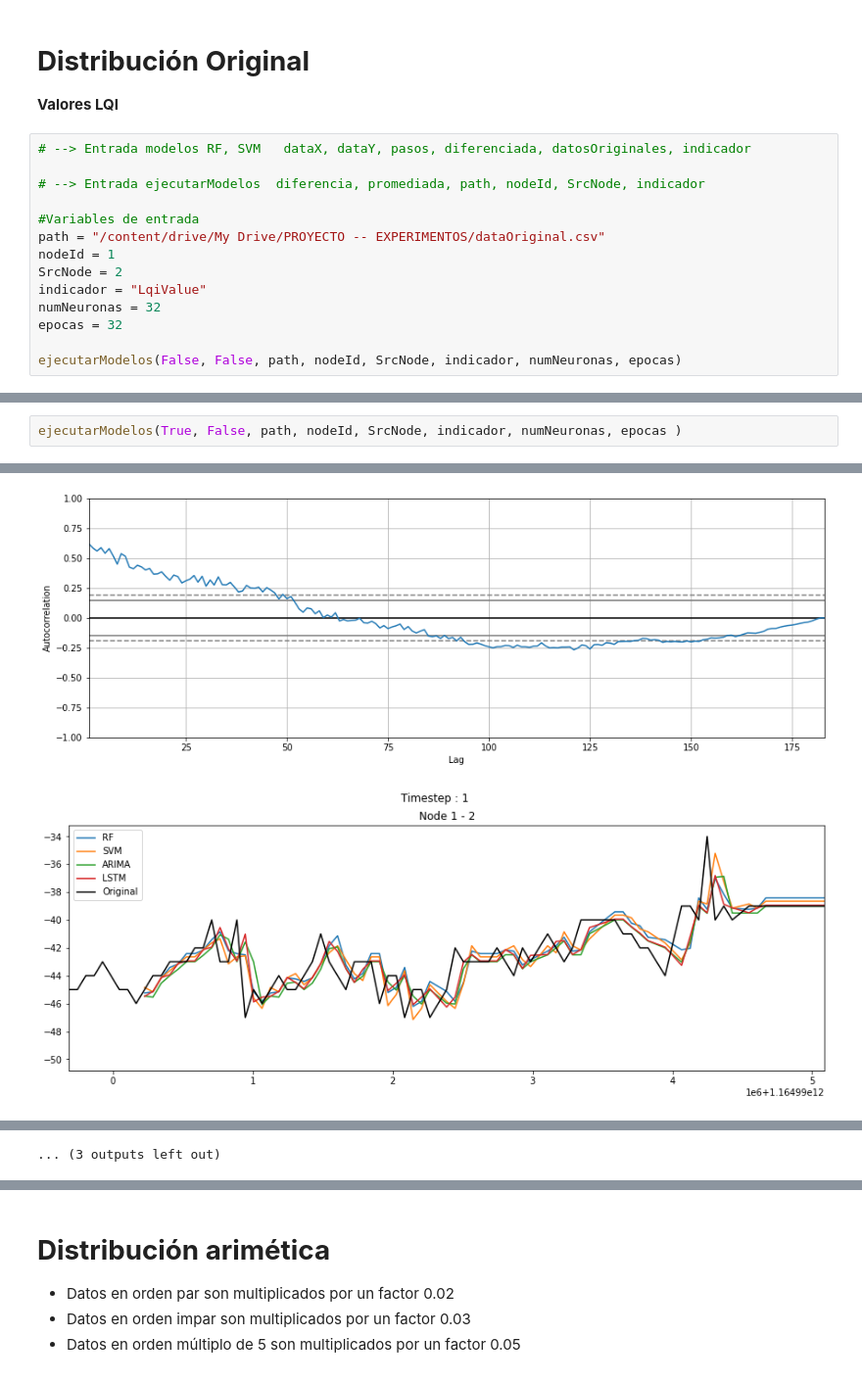
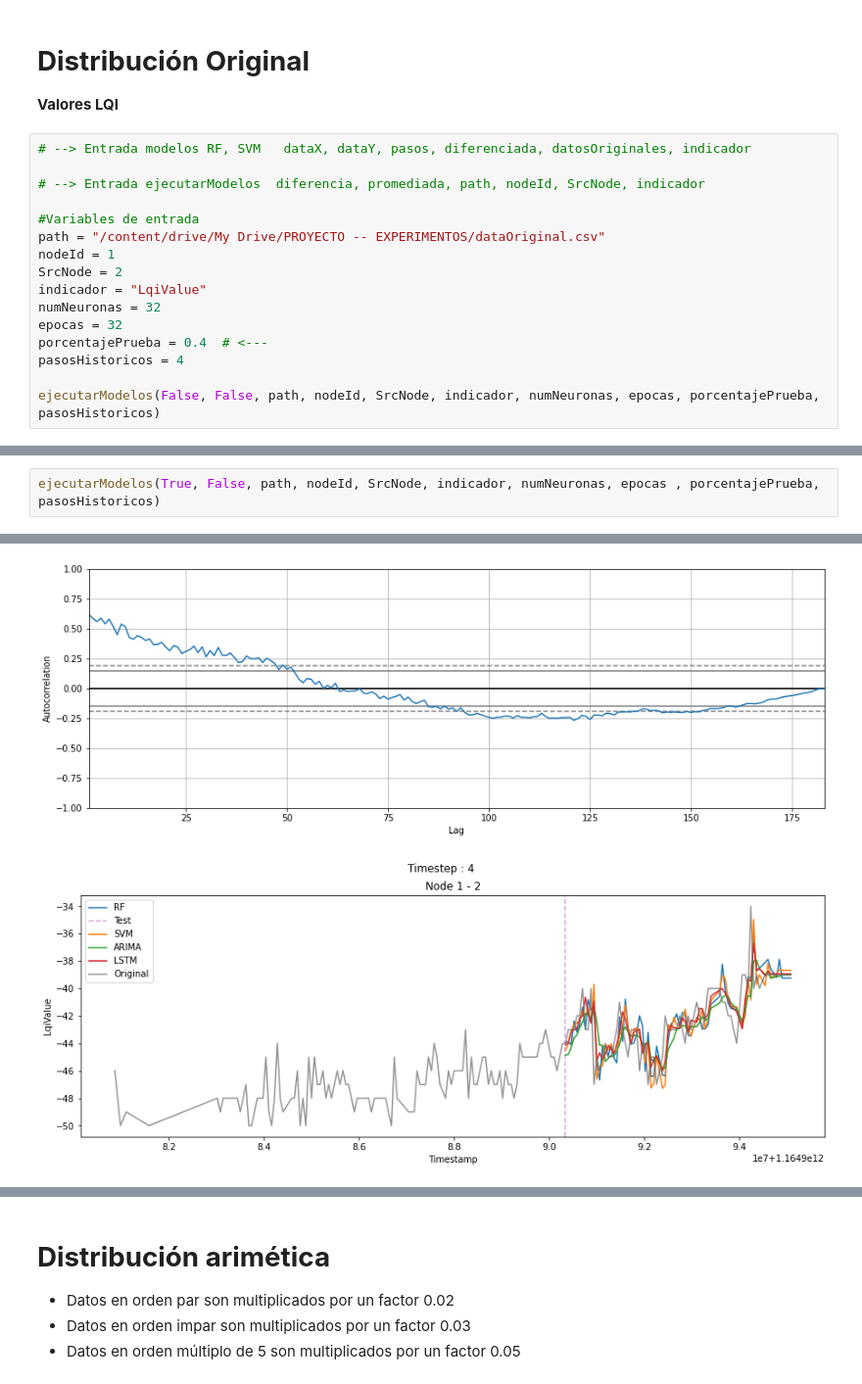
Before and after one commit to juandmantilla/Prediccion-LQI-RSSI-series-de-tiempo, a Jupyter notebook: Experimentos.ipynb, the cells around one changed output, grey strips where cells are left out. Shown at 98% size. Saved outputs shown, nothing was run; the diff lists cells and outputs as text.

```diff
--- a/Experimentos.ipynb
+++ b/Experimentos.ipynb
@@ -1020,8 +1031,10 @@ SrcNode = 2
 indicador = "LqiValue"
 numNeuronas = 32
 epocas = 32
+porcentajePrueba = 0.4  # <---
+pasosHistoricos = 4
 
-ejecutarModelos(False, False, path, nodeId, SrcNode, indicador, numNeuronas, epocas)
+ejecutarModelos(False, False, path, nodeId, SrcNode, indicador, numNeuronas, epocas, porcentajePrueba, pasosHistoricos)
 # %% [output]
 ---------------------- DICKEY - FULLER ----------------------
 ADF Estadistico: -1.477276
@@ -1062,5 +1056,5 @@ Valores críticos
 # %%
-ejecutarModelos(True, False, path, nodeId, SrcNode, indicador, numNeuronas, epocas )
+ejecutarModelos(True, False, path, nodeId, SrcNode, indicador, numNeuronas, epocas , porcentajePrueba, pasosHistoricos)
 # %% [output]
 ---------------------- DICKEY - FULLER ----------------------
 ADF Estadistico: -1.477276
@@ -1090,2 +1072,2 @@ Valores críticos
 [figure]
-[figure, old version]
+[figure, new version]
@@ -1100,2 +1076 @@ Valores críticos
-... (3 outputs left out)
 # %%
```
Also changed, not shown: parts of 20 cells of this notebook.
